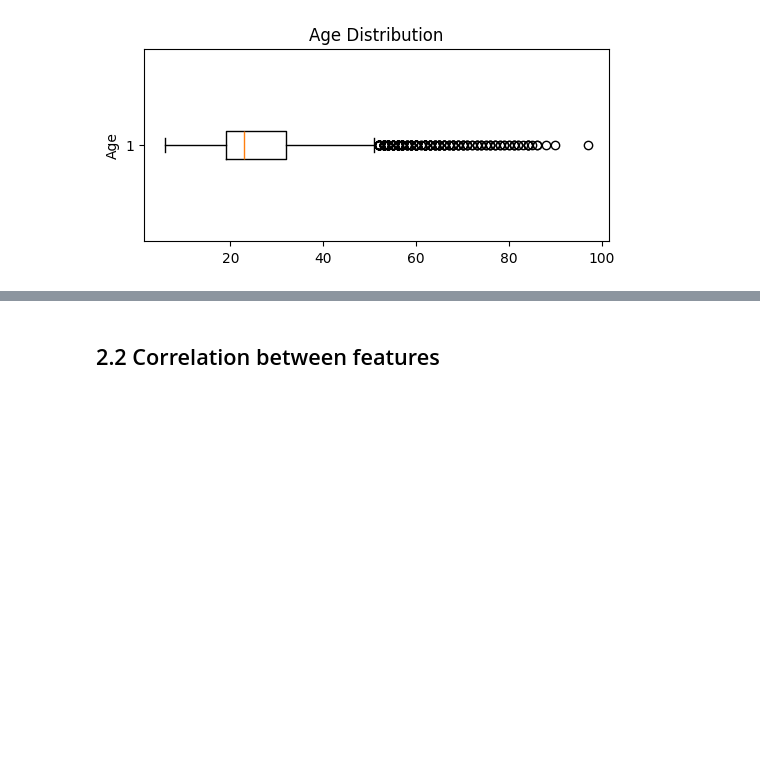
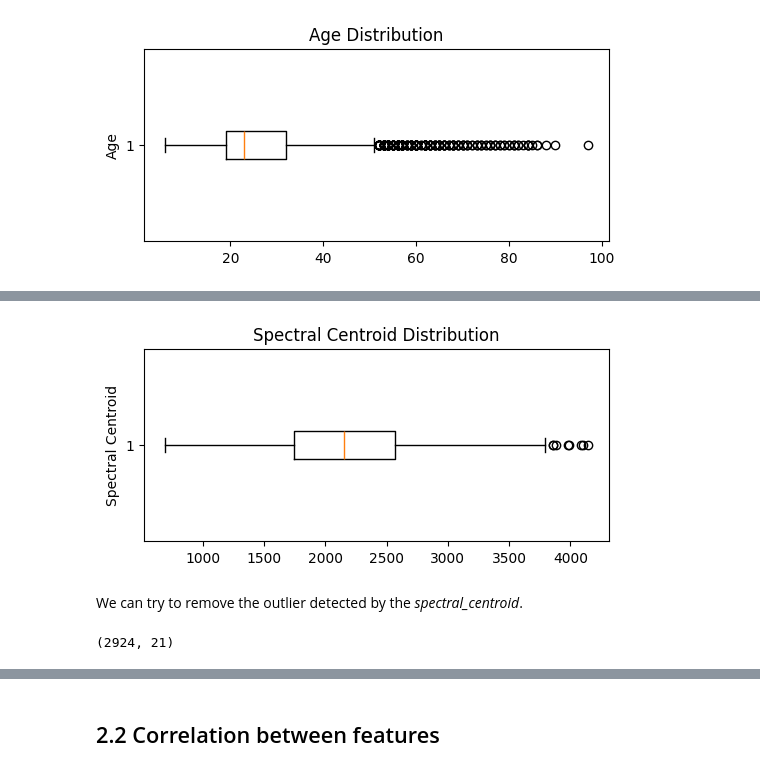
Before and after one commit to d4darius/DSL-AgeDetection, a Jupyter notebook: DSL-AgeDetection.ipynb, the cells around one changed output, grey strips where cells are left out. Drawn from its saved outputs; the diff is of its cells as text; code cells hidden in the pictures; blank space fills up the shorter version.

```diff
--- a/DSL-AgeDetection.ipynb
+++ b/DSL-AgeDetection.ipynb
@@ -75,0 +135,19 @@ plt.show()
+# %%
+plt.figure(figsize=(6, 2.5))
+plt.boxplot(dev_df['spectral_centroid_mean'], vert = False)
+plt.title('Spectral Centroid Distribution')
+plt.ylabel('Spectral Centroid')
+plt.show()
+# %% [output]
+[figure, added]
+# %% [markdown]
+We can try to remove the outlier detected by the *spectral_centroid*.
+# %%
+Q1 = df['spectral_centroid_mean'].quantile(0.25)
+Q3 = df['spectral_centroid_mean'].quantile(0.75)
+IQR = Q3 - Q1
+
+df = df[(df['spectral_centroid_mean'] >= (Q1 - 1.5 * IQR)) & (df['spectral_centroid_mean'] <= (Q3 + 1.5 * IQR))]
+df.shape
+# %% [output]
+(2924, 21)
```
Also changed, not shown: parts of 31 cells of this notebook.
